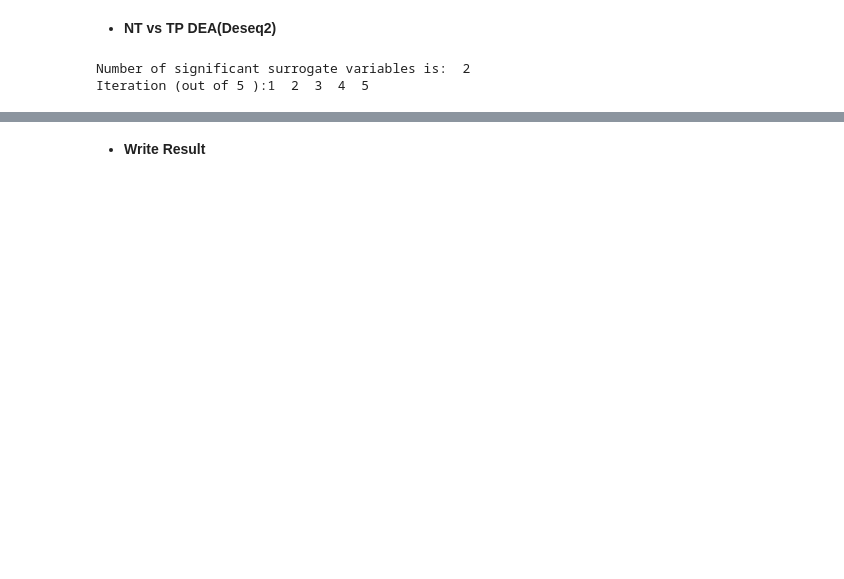
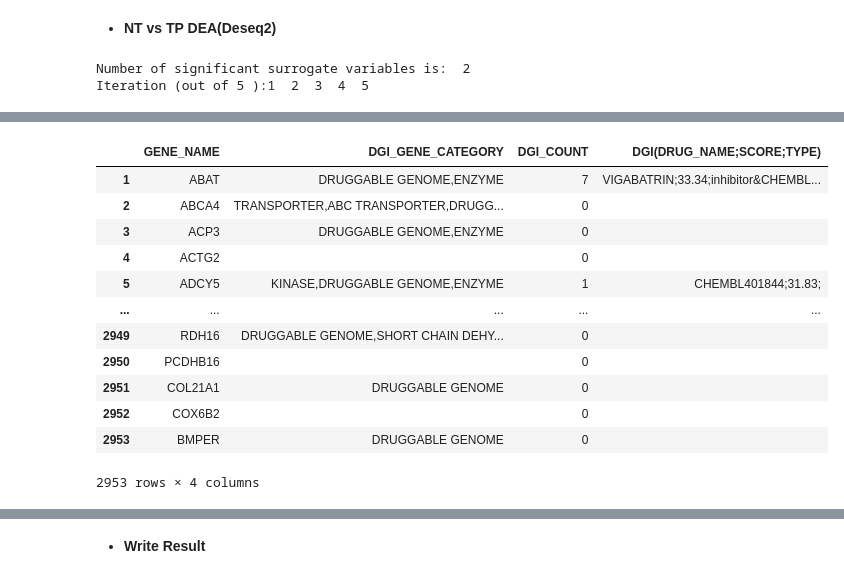
Before and after one commit to Jin0331/Multi-omics-intergration, a Jupyter notebook: src/legacy/Multi-omics-integration-analysis.ipynb, the cells around one changed output, grey strips where cells are left out. Saved outputs shown, nothing was run; the diff lists cells and outputs as text; code cells hidden in the pictures; blank space fills up the shorter version.

```diff
--- a/src/legacy/Multi-omics-integration-analysis.ipynb
+++ b/src/legacy/Multi-omics-integration-analysis.ipynb
@@ -170,0 +203,16 @@ nt_tp_deseq2
+# %%
+dgidb_result
+# %% [output]
+|  | GENE_NAME | DGI_GENE_CATEGORY | DGI_COUNT | DGI(DRUG_NAME;SCORE;TYPE) |
+| 1 | ABAT | DRUGGABLE GENOME,ENZYME | 7 | VIGABATRIN;33.34;inhibitor&CHEMBL... |
+| 2 | ABCA4 | TRANSPORTER,ABC TRANSPORTER,DRUGG... | 0 |  |
+| 3 | ACP3 | DRUGGABLE GENOME,ENZYME | 0 |  |
+| 4 | ACTG2 |  | 0 |  |
+| 5 | ADCY5 | KINASE,DRUGGABLE GENOME,ENZYME | 1 | CHEMBL401844;31.83; |
+| ... | ... | ... | ... | ... |
+| 2949 | RDH16 | DRUGGABLE GENOME,SHORT CHAIN DEHY... | 0 |  |
+| 2950 | PCDHB16 |  | 0 |  |
+| 2951 | COL21A1 | DRUGGABLE GENOME | 0 |  |
+| 2952 | COX6B2 |  | 0 |  |
+| 2953 | BMPER | DRUGGABLE GENOME | 0 |  |
+2953 rows × 4 columns
```
Also changed, not shown: parts of 25 cells of this notebook, 4 other files.
